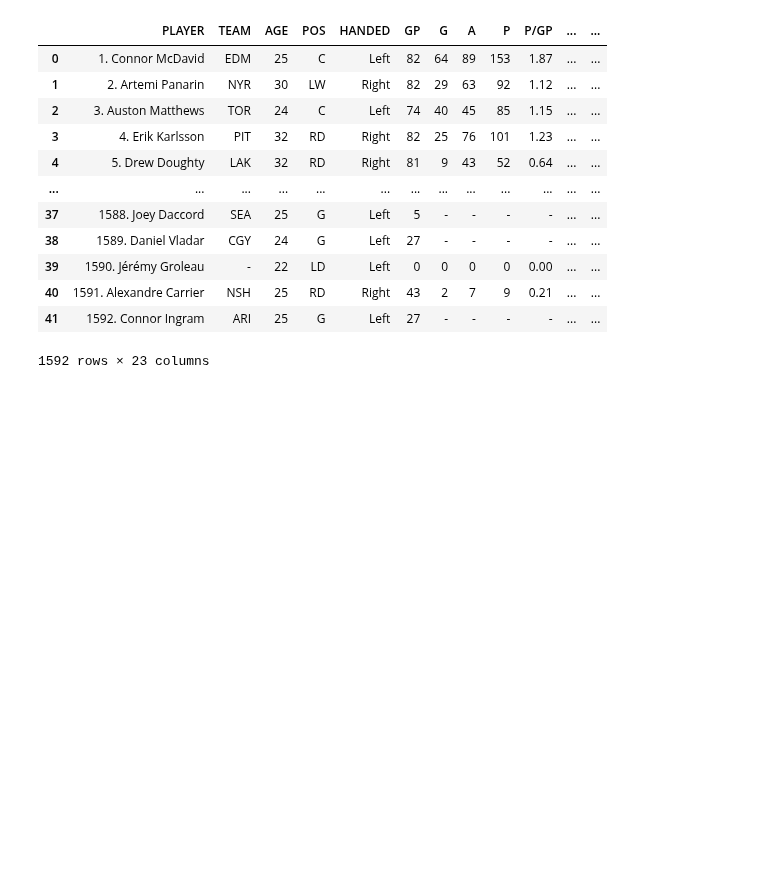
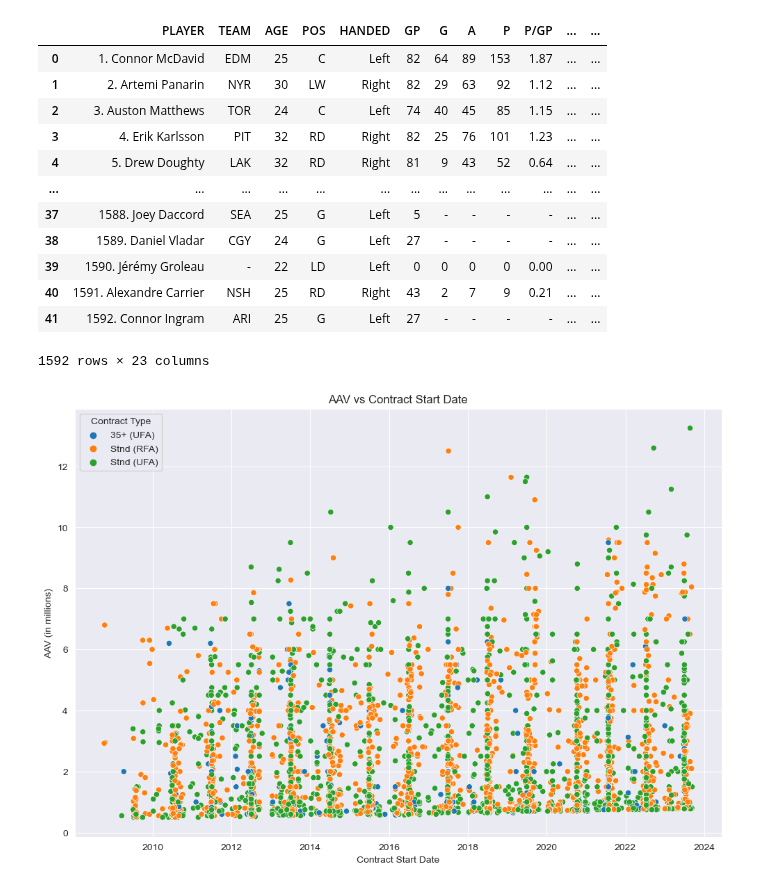
Before and after one commit to lukekerwin/DS-320_Project, a Jupyter notebook: beautiful_soup.ipynb, the cells around one changed output. Cells and saved outputs as stored; diff of their text form; code cells hidden in the pictures; blank space fills up the shorter version.

Commit message:
Contracts

```diff
--- a/beautiful_soup.ipynb
+++ b/beautiful_soup.ipynb
@@ -32,3 +32,30 @@ df
 | 40 | 1591. Alexandre Carrier | NSH | 25 | RD | Right | 43 | 2 | 7 | 9 | 0.21 | ... | ... |
 | 41 | 1592. Connor Ingram | ARI | 25 | G | Left | 27 | - | - | - | - | ... | ... |
 1592 rows × 23 columns
+# %%
+import os, sys
+import pandas as pd
+import numpy as np
+
+
+contracts = pd.read_csv('contracts.csv')
+contracts = contracts[contracts['Contract Type'].isin(['35+ (UFA)', 'Stnd (RFA)', 'Stnd (UFA)'])]
+contracts = contracts[contracts['Way Clause'] == '1-way'].reset_index(drop=True)
+contracts['Contract Start Date'] = pd.to_datetime(contracts['Contract Start Date'])
+contracts['Total Value'] = contracts['Total Value'].str.replace('$', '').str.replace(',', '').astype(int)
+contracts['AAV'] = contracts['AAV'].str.replace('$', '').str.replace(',', '').astype(int)/1000000
+
+# Plot AAV vs Contract Start Date
+import matplotlib.pyplot as plt
+import seaborn as sns
+
+sns.set_style('darkgrid')
+plt.figure(figsize=(12,8))
+
+sns.scatterplot(x='Contract Start Date', y='AAV', data=contracts, hue='Contract Type')
+plt.title('AAV vs Contract Start Date')
+plt.xlabel('Contract Start Date')
+plt.ylabel('AAV (in millions)')
+plt.show()
+# %% [output]
+[figure, added]
```
Also changed, not shown: parts of 2 cells of this notebook, 1 other file.
